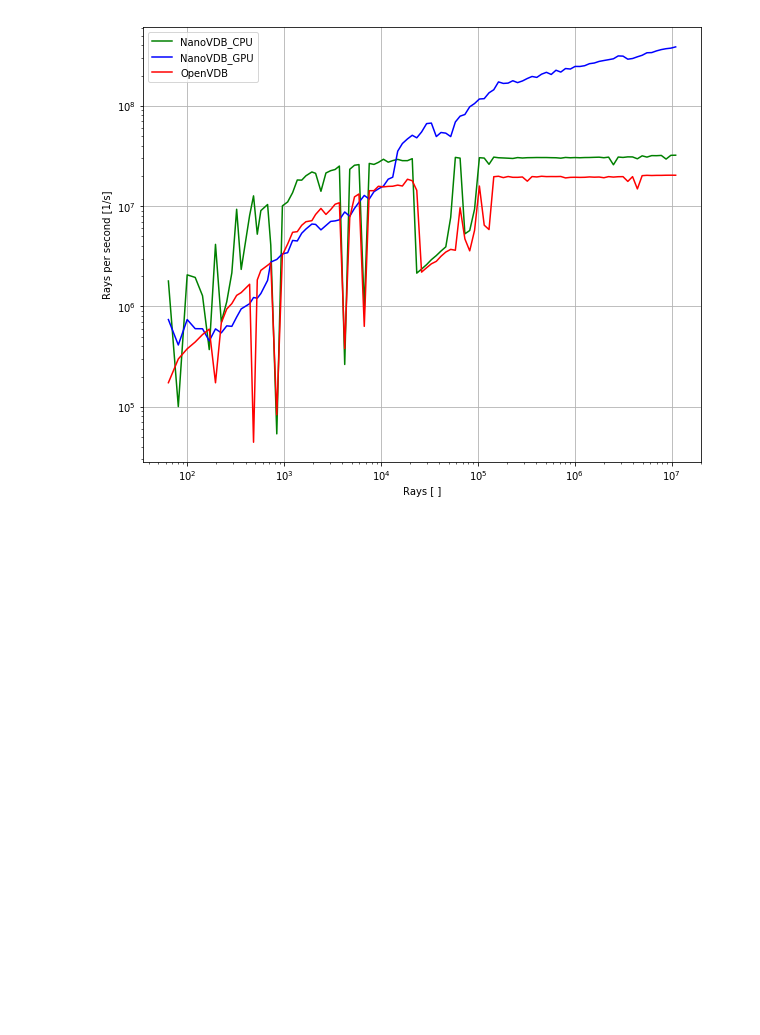
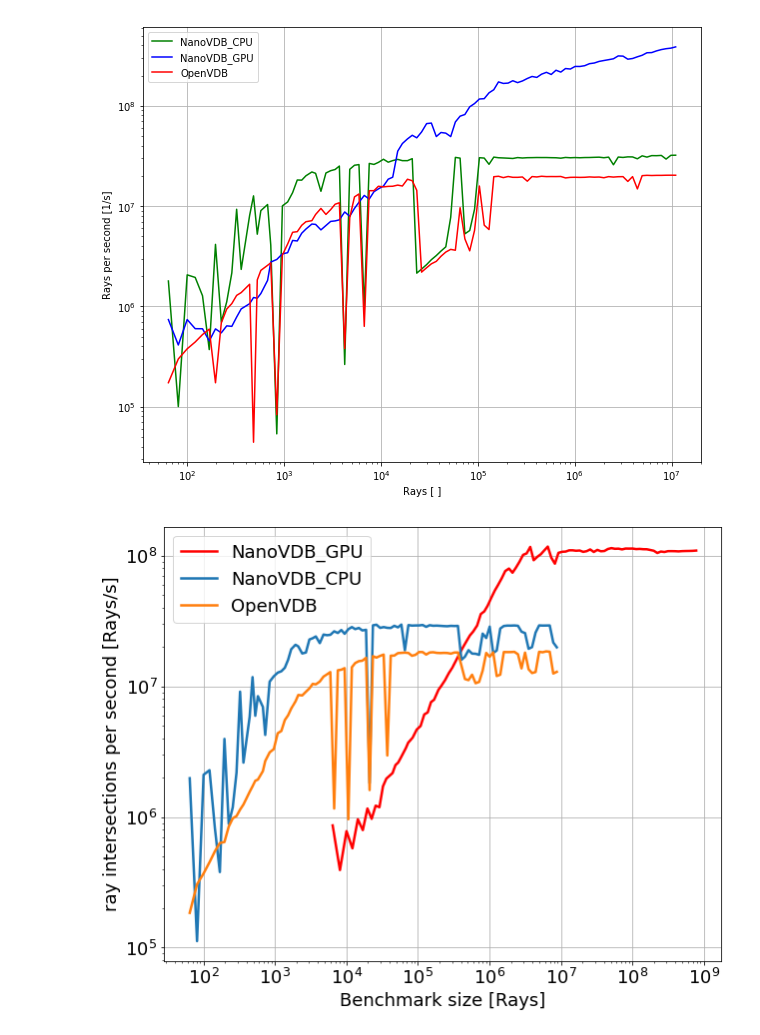
Before and after one commit to hitimr/SelectedTopicsCompElectronics, a Jupyter notebook: script/plots.ipynb, the cells around one changed output. Drawn from its saved outputs; the diff is of its cells as text; code cells hidden in the pictures; blank space fills up the shorter version.

```diff
--- a/script/plots.ipynb
+++ b/script/plots.ipynb
@@ -154,3 +150,30 @@ NanoVDB_CPU     32.1388
 NanoVDB_GPU    386.0970
 Name: MRps, dtype: float64
 [figure]
+# %%
+plt.rcParams["figure.figsize"] = (10, 8)
+df = common.load_df("../data/2022-04-08_01-00-21_gpu_short_name_loadfactor_100_shuffling.csv").reset_index()
+df["n_rays_adjusted"] = df[df["kernel"] == "NanoVDB_GPU"]["n_rays"]*100
+
+kernels = ["NanoVDB_GPU", "NanoVDB_CPU", "OpenVDB"]
+colors=["green", "blue", "red"]
+
+for kernel in kernels:
+    kernel_df = df[df["kernel"] == kernel]
+    if kernel == "NanoVDB_GPU":
+        plt.plot(kernel_df["n_rays_adjusted"], kernel_df["Rps"], color="red", linewidth=2.5)
+    else:
+        plt.plot(kernel_df["n_rays"], kernel_df["Rps"], linewidth=2.5)
+
+fontsize=18
+plt.legend(kernels, fontsize=fontsize)
+plt.yscale("log")
+plt.xscale("log")
+plt.xlabel("Benchmark size [Rays]", fontsize=fontsize)
+plt.ylabel("ray intersections per second [Rays/s]", fontsize=fontsize)
+plt.xticks(fontsize=fontsize)
+plt.yticks(fontsize=fontsize)
+plt.grid()
+plt.savefig(common.globals["paths"]["res_dir"] + "/results.pdf")
+# %% [output]
+[figure, added]
```
Also changed, not shown: parts of 5 cells of this notebook, 9 other files.
